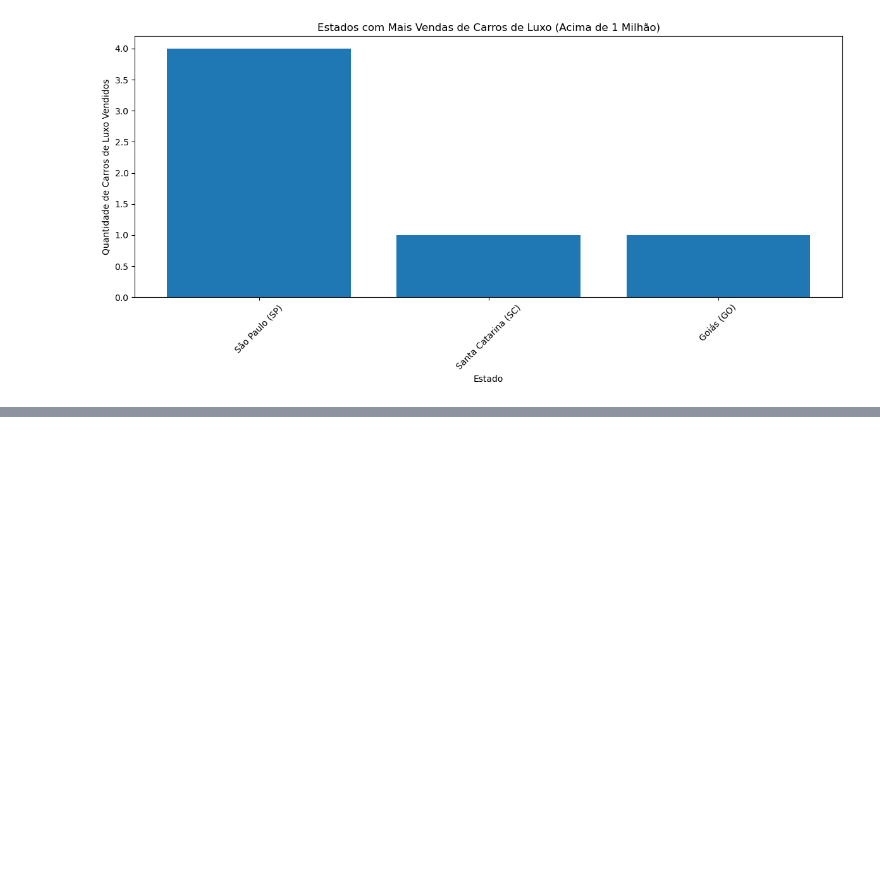
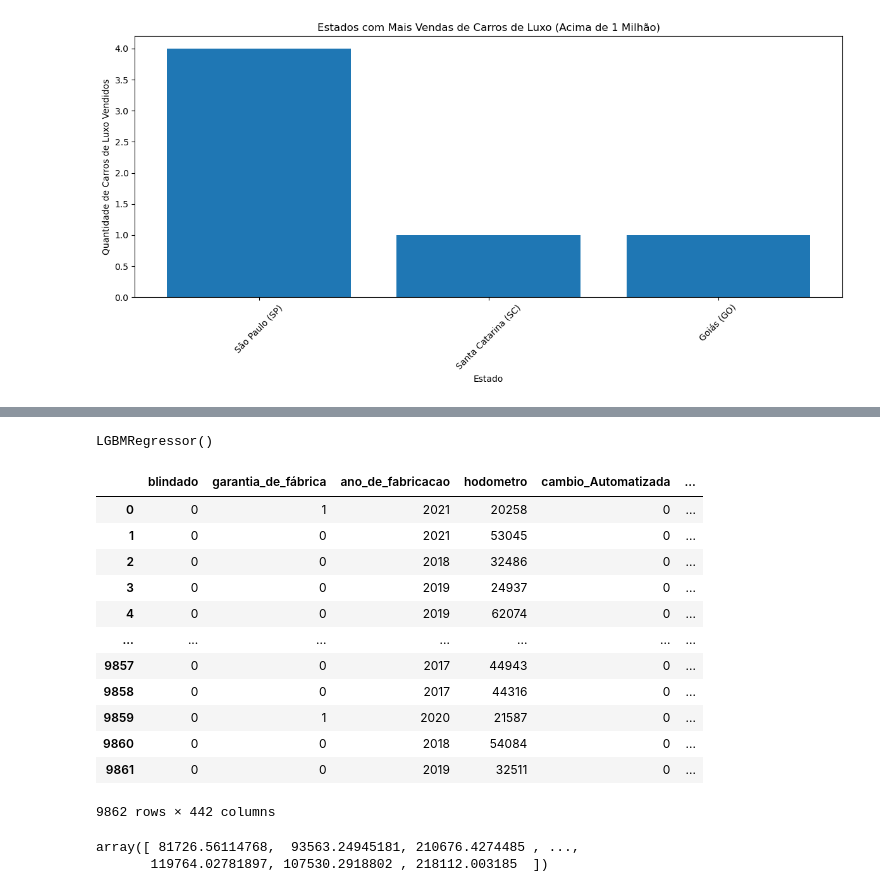
Before and after one commit to andersonpog/car_prection_price_lighthouse, a Jupyter notebook: analise.ipynb, the cells around one changed output, grey strips where cells are left out. Drawn from its saved outputs; the diff is of its cells as text; code cells hidden in the pictures; blank space fills up the shorter version.

```diff
--- a/analise.ipynb
+++ b/analise.ipynb
@@ -864,0 +753,71 @@ r2_Score of <catboost.core.CatBoostRegressor object at 0x...> model on Testing D
+# %%
+model = LGBMRegressor()
+
+# Treinamento do modelo escolhido usando todos os dados de treinamento
+model.fit(x, y)
+# %% [output]
+LGBMRegressor()
+# %%
+#carregando csv de teste para previsões e limpando os dados
+df_teste = pd.read_csv('cars_test.csv', sep='\t', header=0, encoding="utf-16")
+
+versao_teste = df_teste['versao']
+
+df_teste['combustivel'] = None
+
+for i,ver in enumerate(versao_teste):
+    if "FLEX" in ver:
+        df_teste.at[i, 'combustivel'] = 'FLEX'
+        continue
+    if "GASOLINA" in ver:
+        df_teste.at[i, 'combustivel'] = 'GASOLINA'
+        continue
+    if "DIESEL" in ver:
+        df_teste.at[i, 'combustivel'] = 'DIESEL'
+        continue
+    if "HÍBRIDO" in ver or "HYBRID" in ver:
+        df_teste.at[i, 'combustivel'] = 'HIBRIDO'
+        continue
+    if "ELÉTRICO" in ver:
+        df_teste.at[i, 'combustivel'] = 'ELETRICO'
+        continue
+    df_teste.at[i, 'combustivel'] = 'OUTROS'
+
+
+df_teste_filtrado = df_teste.filter(booleans + numericas + strings)
+df_teste_filtrado['hodometro'] = df_teste_filtrado['hodometro'].apply(float_to_int)
+df_teste_filtrado['blindado'] = df_teste_filtrado['blindado'].apply(bool_blindado)
+df_teste_filtrado['garantia_de_fábrica'] = df_teste_filtrado['garantia_de_fábrica'].apply(bool_garantia_de_fabrica)
+for col in booleans:
+    df_teste_filtrado[col] = df_teste_filtrado[col].astype(int)
+new_df_teste = pd.get_dummies(columns=strings,data=df_teste_filtrado)
+new_df_teste
+# %% [output]
+|  | blindado | garantia_de_fábrica | ano_de_fabricacao | hodometro | cambio_Automatizada | ... |
+| 0 | 0 | 1 | 2021 | 20258 | 0 | ... |
+| 1 | 0 | 0 | 2021 | 53045 | 0 | ... |
+| 2 | 0 | 0 | 2018 | 32486 | 0 | ... |
+| 3 | 0 | 0 | 2019 | 24937 | 0 | ... |
+| 4 | 0 | 0 | 2019 | 62074 | 0 | ... |
+| ... | ... | ... | ... | ... | ... | ... |
+| 9857 | 0 | 0 | 2017 | 44943 | 0 | ... |
+| 9858 | 0 | 0 | 2017 | 44316 | 0 | ... |
+| 9859 | 0 | 1 | 2020 | 21587 | 0 | ... |
+| 9860 | 0 | 0 | 2018 | 54084 | 0 | ... |
+| 9861 | 0 | 0 | 2019 | 32511 | 0 | ... |
+9862 rows × 442 columns
+# %%
+colunas_a_adicionar = x.columns.difference(new_df_teste.columns)
+colunas_a_remover = new_df_teste.columns.difference(x.columns)
+
+for col in colunas_a_adicionar:
+    new_df_teste[col] = 0
+
+for col in colunas_a_remover:
+    del new_df_teste[col]
+
+pred = model.predict(new_df_teste)
+pred
+# %% [output]
+array([ 81726.56114768,  93563.24945181, 210676.4274485 , ...,
+       119764.02781897, 107530.2918802 , 218112.003185  ])
```
Also changed, not shown: parts of 23 cells of this notebook.
